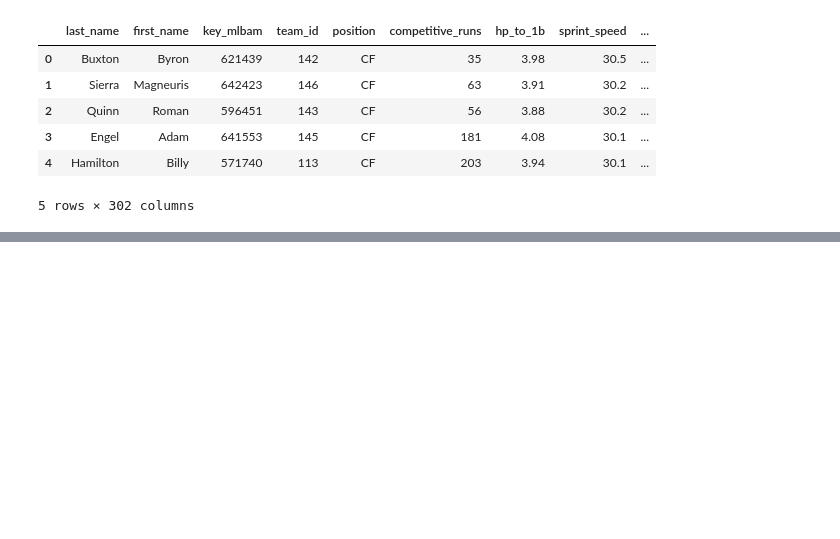
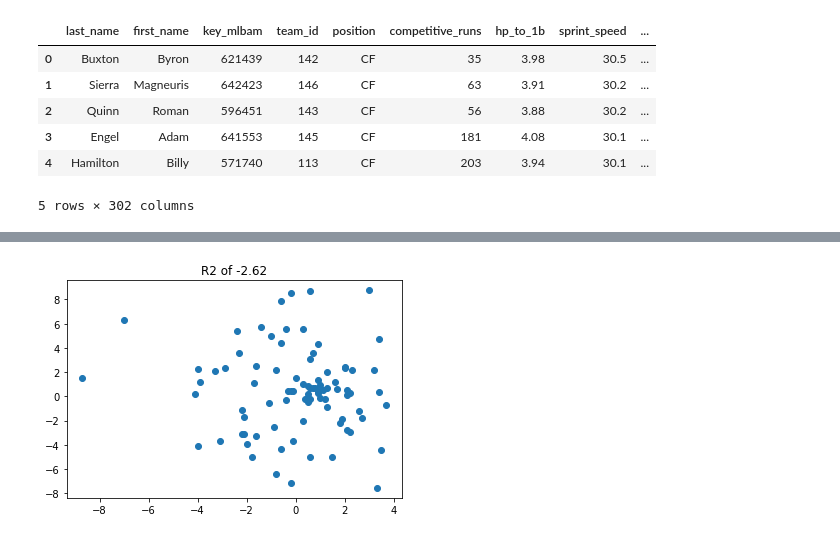
Before and after one commit to TrevorCap/BaseBallProject, a Jupyter notebook: ProjectBB.ipynb, the cells around one changed output, grey strips where cells are left out. Saved outputs shown, nothing was run; the diff lists cells and outputs as text; code cells hidden in the pictures; blank space fills up the shorter version.

```diff
--- a/ProjectBB.ipynb
+++ b/ProjectBB.ipynb
@@ -54,0 +89,13 @@ InternalError: (pymysql.err.InternalError) (1049, "Unknown database 'baseballdb'
+# %%
+test2019 = total2019[total2019.position.str.endswith('F')]
+test2019 = test2019[['Name', 'Fld', 'sprint_speed', 'hp_to_1b']]
+test2019 = test2019.dropna(subset=['Fld', 'sprint_speed', 'hp_to_1b'])
+# %%
+sco2 = mdl.score(test2019[['sprint_speed', 'hp_to_1b']], test2019.Fld)
+predict2 = mdl.predict(test2019[['sprint_speed', 'hp_to_1b']])
+# %%
+plt.scatter(test2019.Fld, predict2)
+plt.title(f'R2 of {round(sco2,2)}')
+plt.show()
+# %% [output]
+[figure, added]
```
Also changed, not shown: parts of 18 cells of this notebook, 3 other files.
